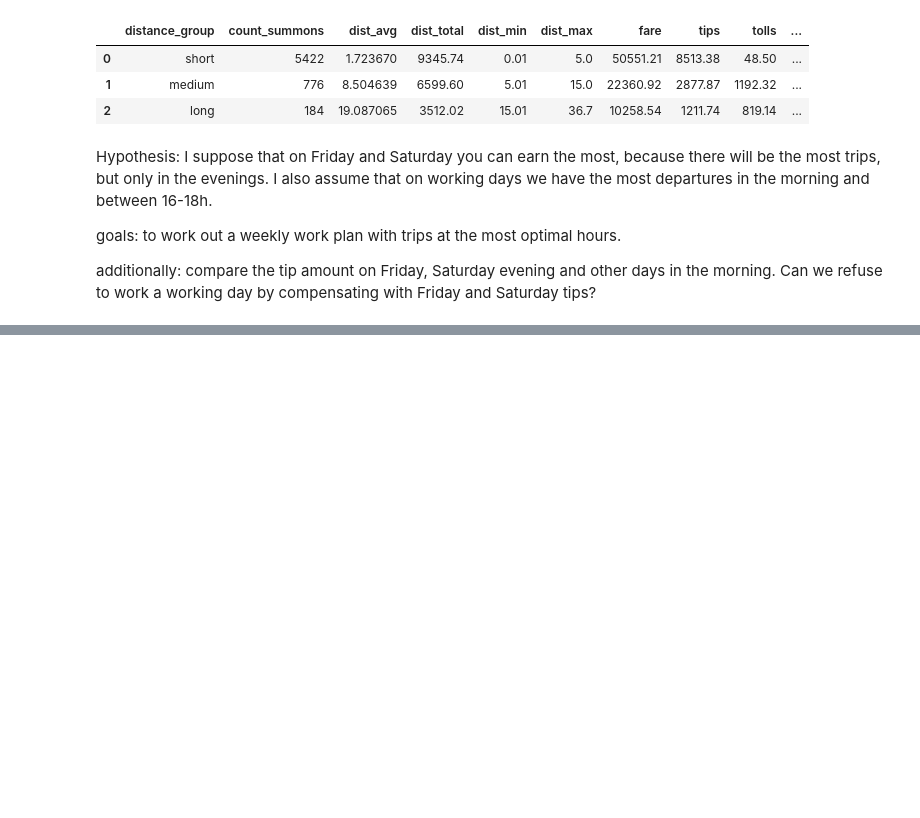
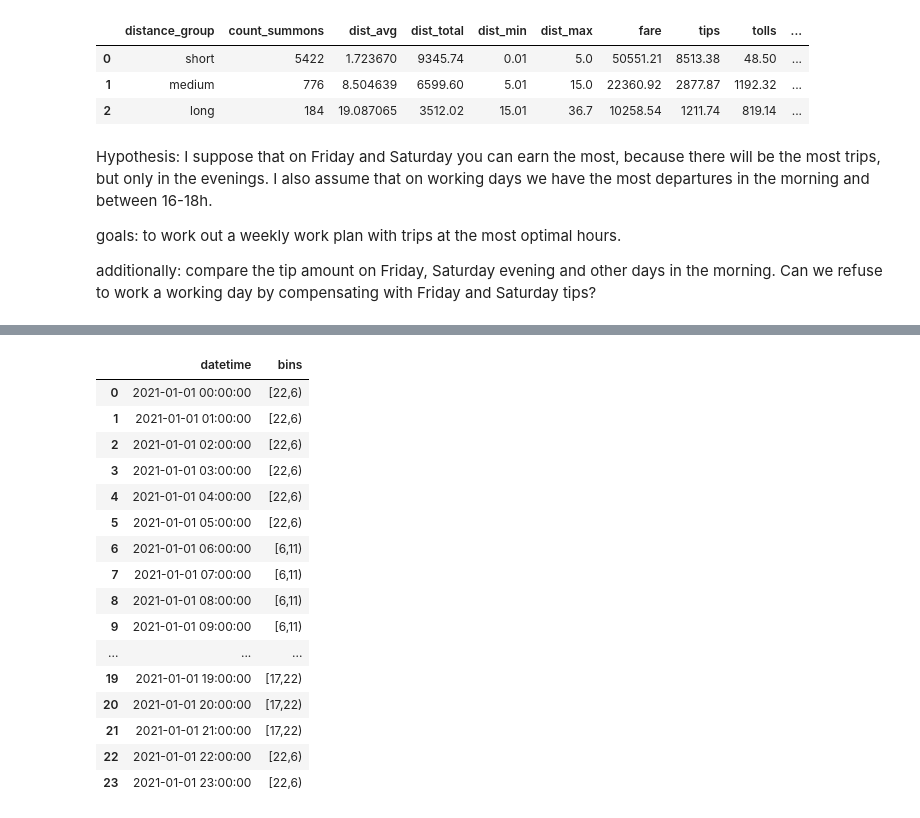
Before and after one commit to Polonez1/taxis-analysis, a Jupyter notebook: notebooks/workplace.ipynb, the cells around one changed output, grey strips where cells are left out. Drawn from its saved outputs; the diff is of its cells as text; code cells hidden in the pictures; blank space fills up the shorter version.

```diff
--- a/notebooks/workplace.ipynb
+++ b/notebooks/workplace.ipynb
@@ -167,0 +234,33 @@ Hypotesis: Passengers leave more tips when paying in cash than by card
+# %%
+import pandas as pd
+
+# sample data
+df = pd.DataFrame({
+    'datetime': pd.date_range('2021-01-01', periods=24, freq='H')
+})
+
+df['bins'] = pd.cut((df['datetime'] - pd.Timedelta(hours=6)).dt.hour,
+                    bins=[0, 5, 8, 11, 16, 24],
+                    labels=['[6,11)', '[11,14)', '[14,17)',
+                            '[17,22)', '[22,6)'],
+                    right=False)
+# %%
+df
+# %% [output]
+|  | datetime | bins |
+| 0 | 2021-01-01 00:00:00 | [22,6) |
+| 1 | 2021-01-01 01:00:00 | [22,6) |
+| 2 | 2021-01-01 02:00:00 | [22,6) |
+| 3 | 2021-01-01 03:00:00 | [22,6) |
+| 4 | 2021-01-01 04:00:00 | [22,6) |
+| 5 | 2021-01-01 05:00:00 | [22,6) |
+| 6 | 2021-01-01 06:00:00 | [6,11) |
+| 7 | 2021-01-01 07:00:00 | [6,11) |
+| 8 | 2021-01-01 08:00:00 | [6,11) |
+| 9 | 2021-01-01 09:00:00 | [6,11) |
+| ... | ... | ... |
+| 19 | 2021-01-01 19:00:00 | [17,22) |
+| 20 | 2021-01-01 20:00:00 | [17,22) |
+| 21 | 2021-01-01 21:00:00 | [17,22) |
+| 22 | 2021-01-01 22:00:00 | [22,6) |
+| 23 | 2021-01-01 23:00:00 | [22,6) |
```
Also changed, not shown: parts of 6 cells of this notebook.
